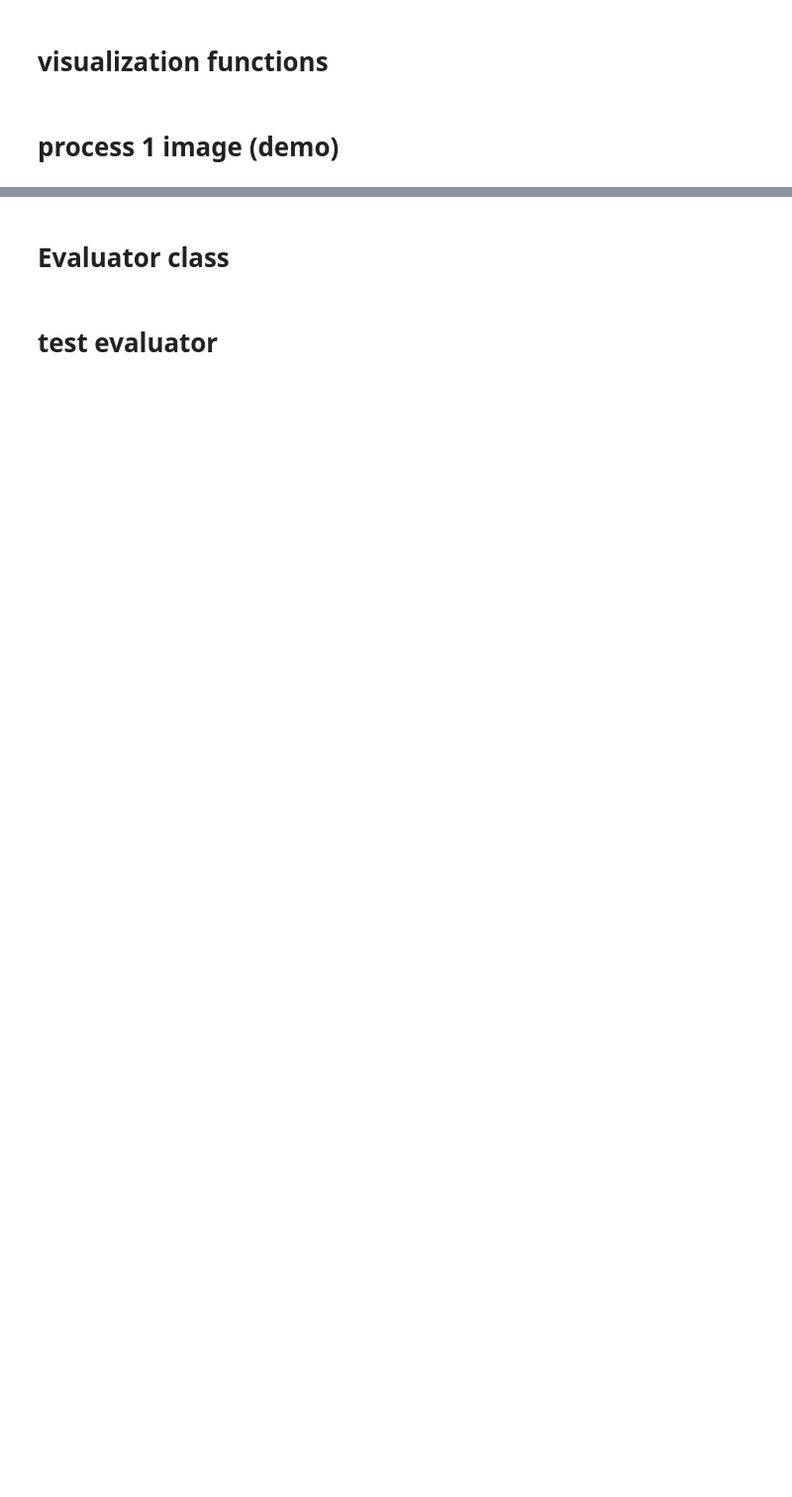
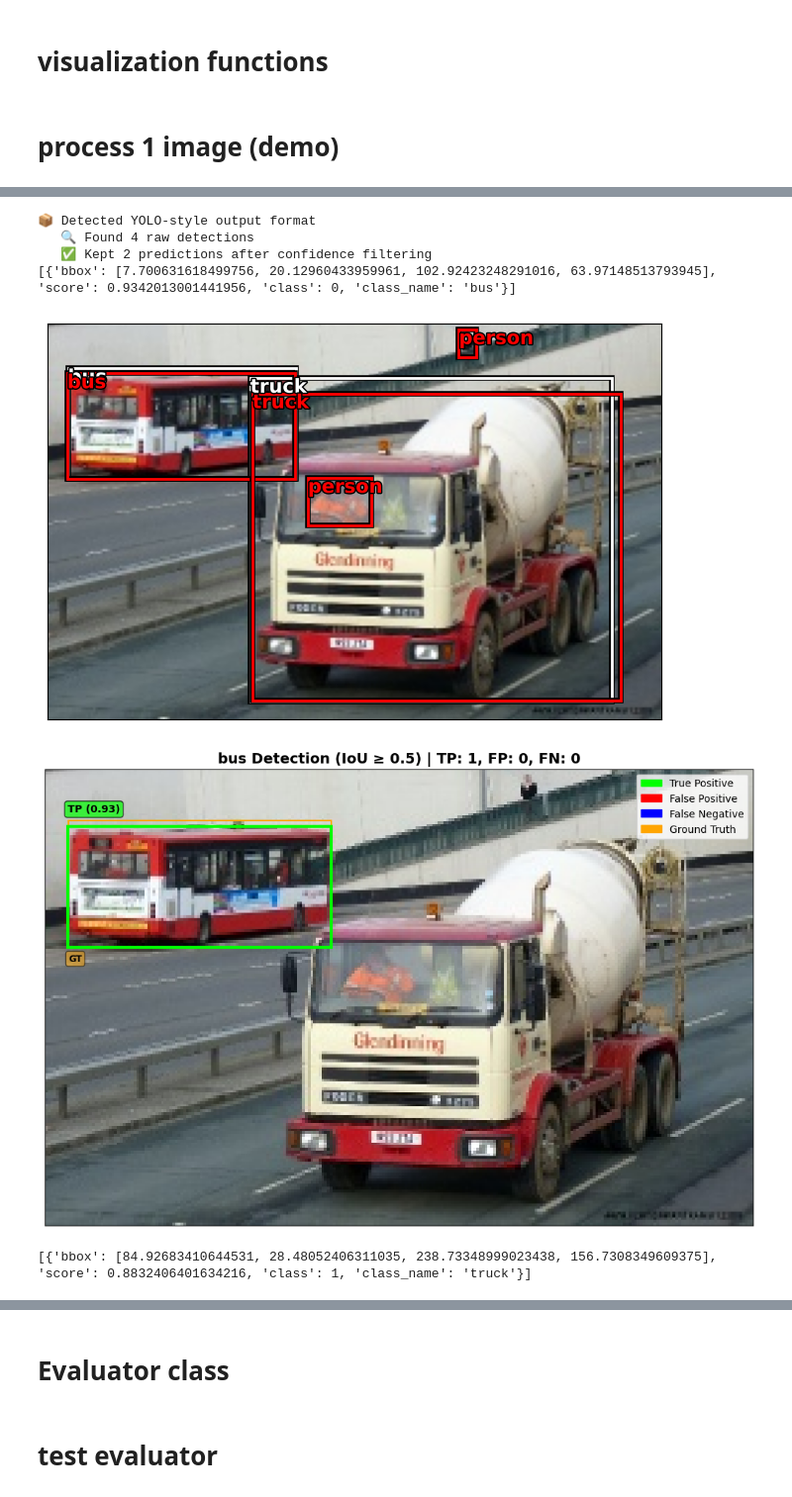
Before and after one commit to egozi/cv22928, a Jupyter notebook: notebooks/object_detection_bus_trucks.ipynb, the cells around one changed output, grey strips where cells are left out. Shown at 99% size. Cells and saved outputs as stored; diff of their text form; code cells hidden in the pictures; blank space fills up the shorter version.

Commit message:
add visualizations + complete notebook with analyzing 1 iamge results

```diff
--- a/notebooks/object_detection_bus_trucks.ipynb
+++ b/notebooks/object_detection_bus_trucks.ipynb
@@ -338,6 +326,3 @@ Found 146 images containing both buses and trucks.
 Now, let's load the model and the corresponding image processing class.
 # %% [markdown]
 Next, we'll select an image from your dataset and run the model on it. We'll then visualize the results with the detected bounding boxes and labels.
-# %%
-model = torch.hub.load('ultralytics/yolov5', 'yolov5s', trust_repo=True)
-results = model(im)
@@ -1143,0 +830,66 @@ predictions_all
+# %%
+target_classes = ['bus', 'truck']
+
+model = torch.hub.load('ultralytics/yolov5', 'yolov5s', trust_repo=True)
+
+# Select an image from your dataset (e.g., the first image)
+# We'll use image 22 from the dataset for demonstration, as it contains both Bus and Truck
+image, bbs, clss, image_path = ds[22]
+
+# run model
+results = model(image)
+
+# arrange data
+ground_truths_all = format_gt(bbs, clss, target_classes)
+predictions_all = format_model_predictions(results, class_names)
+predictions_all = predictions_all['image0.jpg']
+
+# draw all detections and gt boxes
+plot_yolo_results(results, image, model.names, ground_truths_all)
+
+# Iterate through each target class and evaluate
+eval_results = {}
+for class_id, class_name in enumerate(target_classes):
+    # Filter predictions for the current class
+    class_predictions = [p for p in predictions_all if p['class'] == class_id]
+    print(class_predictions)
+
+    # Filter ground truths for the current class
+    class_ground_truths = [gt for gt in ground_truths_all if gt['class'] == class_id]
+
+    pred_boxes = np.array([p['bbox'] for p in class_predictions])
+    gt_boxes = np.array([gt['bbox'] for gt in class_ground_truths])
+    iou_matrix = calculate_iou(pred_boxes, gt_boxes)
+
+    # Process this single class in this single image
+    results_per_class = process_single_class_single_image(
+        predictions=class_predictions, # Pass the filtered predictions
+        ground_truths=class_ground_truths, # Pass the filtered ground truths
+        target_class=class_id,
+        iou_matrix=iou_matrix, # Pass the class-specific IoU matrix
+        iou_threshold=0.5,
+        use_hungarian=True # Use Hungarian matching
+    )
+
+    # Visualize the results for the current class
+    # We pass the filtered ground truths for visualization
+    fig = visualize_detection_results(
+        image=image,
+        results=results_per_class,
+        ground_truths=class_ground_truths,
+        class_name=class_name,
+        iou_threshold=0.5,
+        show_confidence=True
+    )
+    plt.show()
+
+    eval_results[class_name] = results_per_class
+
+for i, class_name in enumerate(target_classes):
+    print(f"\nResults for class: {class_name}")
+    print(f"TP: {eval_results[class_name]['num_tp']}")
+    print(f"FP: {eval_results[class_name]['num_fp']}")
+    print(f"FN: {eval_results[class_name]['num_fn']}")
+
+create_detection_summary_plot(eval_results, target_classes)
+# %% [output]
@@ -1143,0 +902,7 @@ predictions_all
+📦 Detected YOLO-style output format
+   🔍 Found 4 raw detections
+   ✅ Kept 2 predictions after confidence filtering
+[{'bbox': [7.700631618499756, 20.12960433959961, 102.92423248291016, 63.97148513793945], 'score': 0.9342013001441956, 'class': 0, 'class_name': 'bus'}]
+[figure, added]
+[figure, added]
+[{'bbox': [84.92683410644531, 28.48052406311035, 238.73348999023438, 156.7308349609375], 'score': 0.8832406401634216, 'class': 1, 'class_name': 'truck'}]
```
Also changed, not shown: parts of 29 cells of this notebook, 4 other files.
